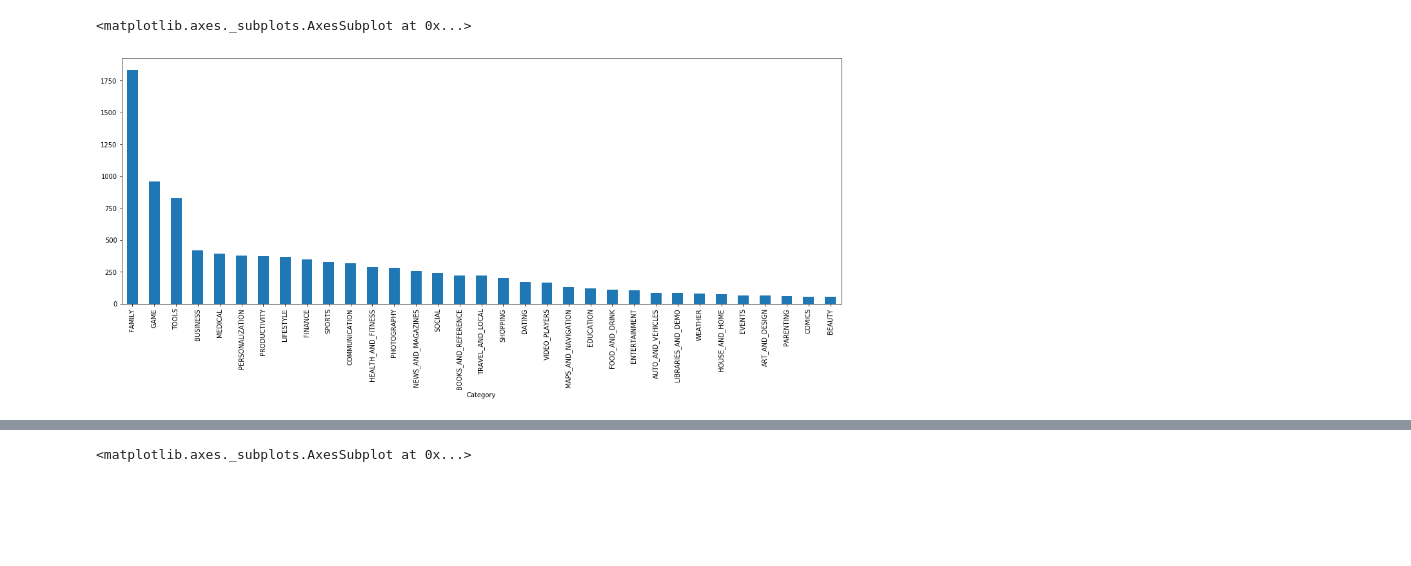
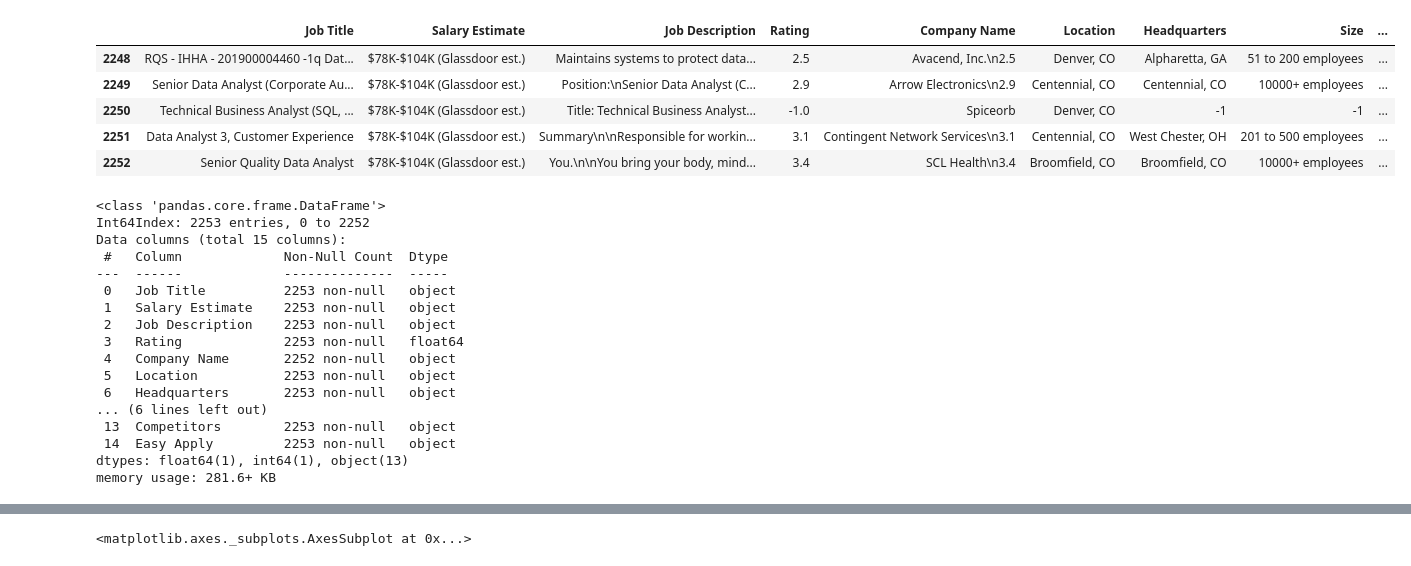
Before and after one commit to ashish2266/EDA-on-job-listing, a Jupyter notebook: notebook.ipynb, the cells around one changed output, grey strips where cells are left out. Drawn from its saved outputs; the diff is of its cells as text; code cells hidden in the pictures; blank space fills up the shorter version.

```diff
--- a/notebook.ipynb
+++ b/notebook.ipynb
@@ -10,5 +5,0 @@ categories = df_apps['Category'].unique()
-# %%
-df_apps.groupby('Category').count().sort_values('App')['App'][::-1].plot(kind='bar', figsize = (20, 7))
-# %% [output]
-<matplotlib.axes._subplots.AxesSubplot at 0x...>
-[figure, removed]
@@ -16,0 +6,29 @@ df_apps['Type'].fillna('Free', inplace = True)
+# %%
+df.tail()
+# %% [output]
+|  | Job Title | Salary Estimate | Job Description | Rating | Company Name | Location | Headquarters | Size | ... |
+| 2248 | RQS - IHHA - 201900004460 -1q Dat... | $78K-$104K (Glassdoor est.) | Maintains systems to protect data... | 2.5 | Avacend, Inc.\n2.5 | Denver, CO | Alpharetta, GA | 51 to 200 employees | ... |
+| 2249 | Senior Data Analyst (Corporate Au... | $78K-$104K (Glassdoor est.) | Position:\nSenior Data Analyst (C... | 2.9 | Arrow Electronics\n2.9 | Centennial, CO | Centennial, CO | 10000+ employees | ... |
+| 2250 | Technical Business Analyst (SQL, ... | $78K-$104K (Glassdoor est.) | Title: Technical Business Analyst... | -1.0 | Spiceorb | Denver, CO | -1 | -1 | ... |
+| 2251 | Data Analyst 3, Customer Experience | $78K-$104K (Glassdoor est.) | Summary\n\nResponsible for workin... | 3.1 | Contingent Network Services\n3.1 | Centennial, CO | West Chester, OH | 201 to 500 employees | ... |
+| 2252 | Senior Quality Data Analyst | $78K-$104K (Glassdoor est.) | You.\n\nYou bring your body, mind... | 3.4 | SCL Health\n3.4 | Broomfield, CO | Broomfield, CO | 10000+ employees | ... |
+# %%
+df.info()
+# %% [output]
+<class 'pandas.core.frame.DataFrame'>
+Int64Index: 2253 entries, 0 to 2252
+Data columns (total 15 columns):
+ #   Column             Non-Null Count  Dtype
+---  ------             --------------  -----
+ 0   Job Title          2253 non-null   object
+ 1   Salary Estimate    2253 non-null   object
+ 2   Job Description    2253 non-null   object
+ 3   Rating             2253 non-null   float64
+ 4   Company Name       2252 non-null   object
+ 5   Location           2253 non-null   object
+ 6   Headquarters       2253 non-null   object
+... (6 lines left out)
+ 13  Competitors        2253 non-null   object
+ 14  Easy Apply         2253 non-null   object
+dtypes: float64(1), int64(1), object(13)
+memory usage: 281.6+ KB
```
Also changed, not shown: parts of 7 cells of this notebook, 3 other files.
